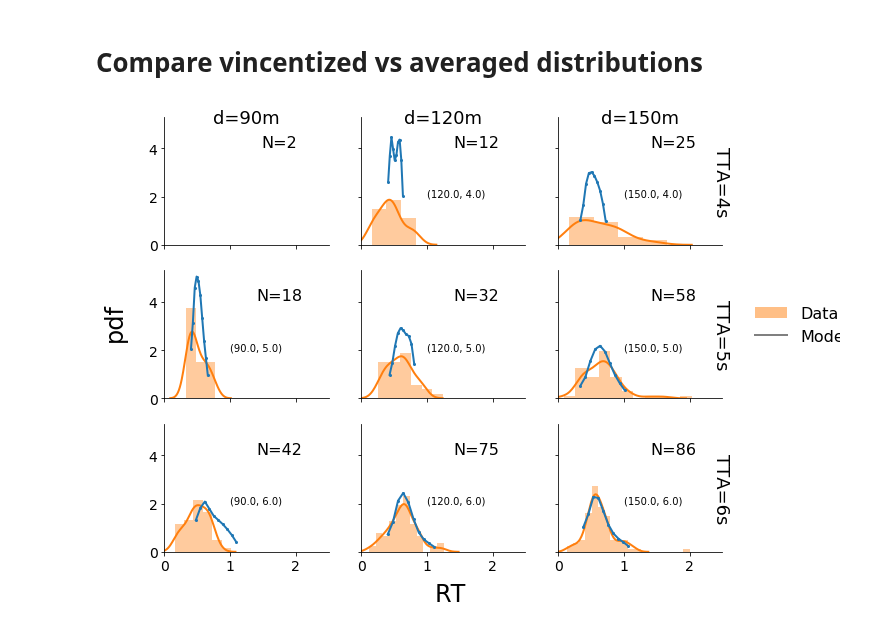
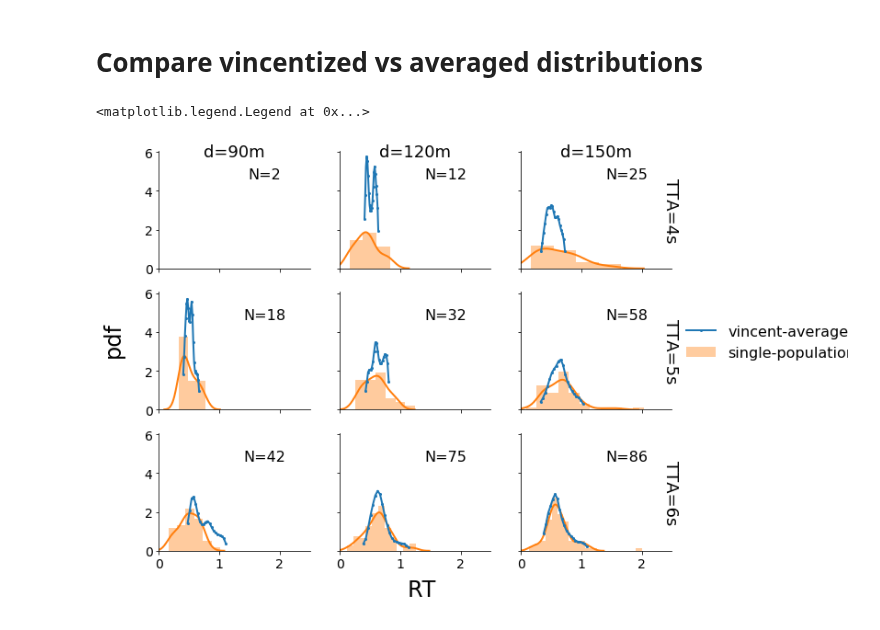
Before and after one commit to cherepaha/evidence_accumulation_in_gap_acceptance, a Jupyter notebook: data_and_model_analysis/data_overview.ipynb, the cells around one changed output. Cells and saved outputs as stored; diff of their text form; code cells hidden in the pictures.

```diff
--- a/data_and_model_analysis/data_overview.ipynb
+++ b/data_and_model_analysis/data_overview.ipynb
@@ -347,35 +350,42 @@ ax = plot_RT_kde(measures_turn, var='d_condition', logscale=True)
 # %% [markdown]
 # Compare vincentized vs averaged distributions
 # %%
-fig, axes = Helper.plot_rt_pdfs(measures, model_rts=None)
+fig, axes = helper.plot_rt_pdfs(measures, model_rts=None)
 conditions = [(d, tta)
               for d in sorted(measures.d_condition.unique())
               for tta in sorted(measures.tta_condition.unique())]
 
-q = np.linspace(0.01, 0.99, 10)
+q = np.linspace(0.001, 0.999, 20)
 
 for (ax, condition) in zip(axes.T.flatten(), conditions):
     condition_data = measures[(measures.is_turn_decision)
                               & (measures.d_condition==condition[0])
                               & (measures.tta_condition==condition[1])]
     if (len(condition_data)>10):
         condition_quantiles = condition_data.groupby('subj_id').apply(lambda d: np.quantile(a=d.RT, q=q)).mean()
         # x is q, y is condition_quantiles, need to reverse and make a regular grid for taking a derivative
         xvals = np.linspace(condition_quantiles.min(), condition_quantiles.max(), len(q))
         data_range, data_pdf = np.histogram(condition_data.RT)
-        ax.plot
         cdf = np.interp(xvals, condition_quantiles, q)
-        pdf = Helper.differentiate(t=xvals, x=cdf)
+        pdf = helper.differentiate(t=xvals, x=cdf)
         ax.plot(xvals, pdf, marker='o', ms=2)
-        ax.plot(xvals, cdf, marker='o', ms=2)
-        ax.text(s=condition, x=1, y=2)
+# fig.legend().remove()
+fig.legend(labels=['vincent-average', 'single-population'],
+           loc='center', bbox_to_anchor=(1.02, 0.5), fontsize=16, frameon=False)
+
+
+# plt.legend()
+# plt.gca().get_legend().remove()
+#         ax.plot(xvals, cdf, marker='o', ms=2)
+#         ax.text(s=condition, x=1, y=2)
 #         ax.text(s='xvals(0)=%.2f' % (xvals[0]), x=1, y=2)
 #         ax.text(s='min(RT)=%.2f' % (condition_data.RT.min()), x=1, y=2.5)
 
 # for (ax, condition) in zip(axes.flatten(), conditions):
 #     q_func = exp_data[(exp_data.is_turn_decision)
 #                       & (exp_data.d_condition==condition[0])
 #                       & (exp_data.tta_condition==condition[1])].groupby('subj_id')
 # #     ax.plot(vinc_pdf)
 # %% [output]
+<matplotlib.legend.Legend at 0x...>
-[figure, old version]
+[figure, new version]
```
Also changed, not shown: parts of 1 cell of this notebook, 5 other files.
